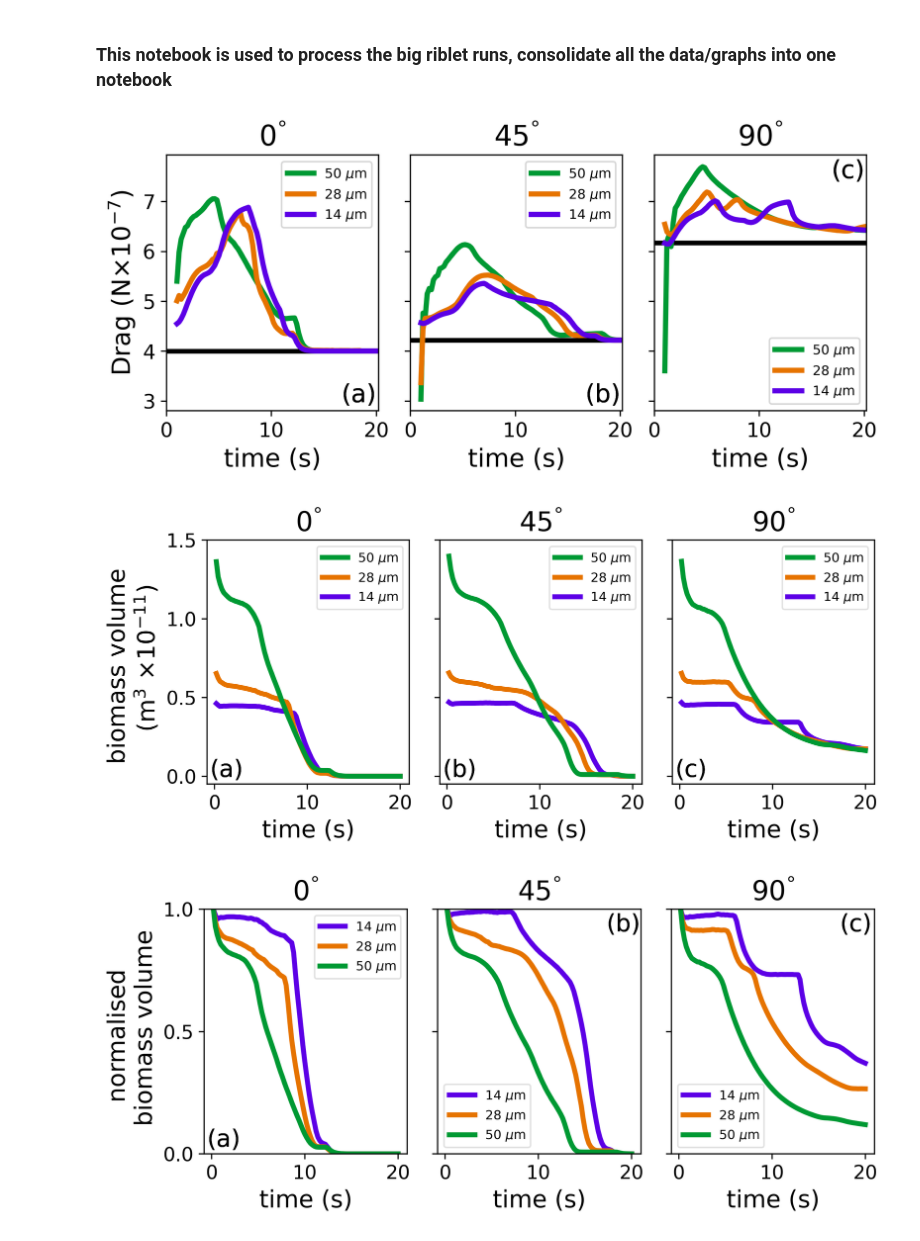
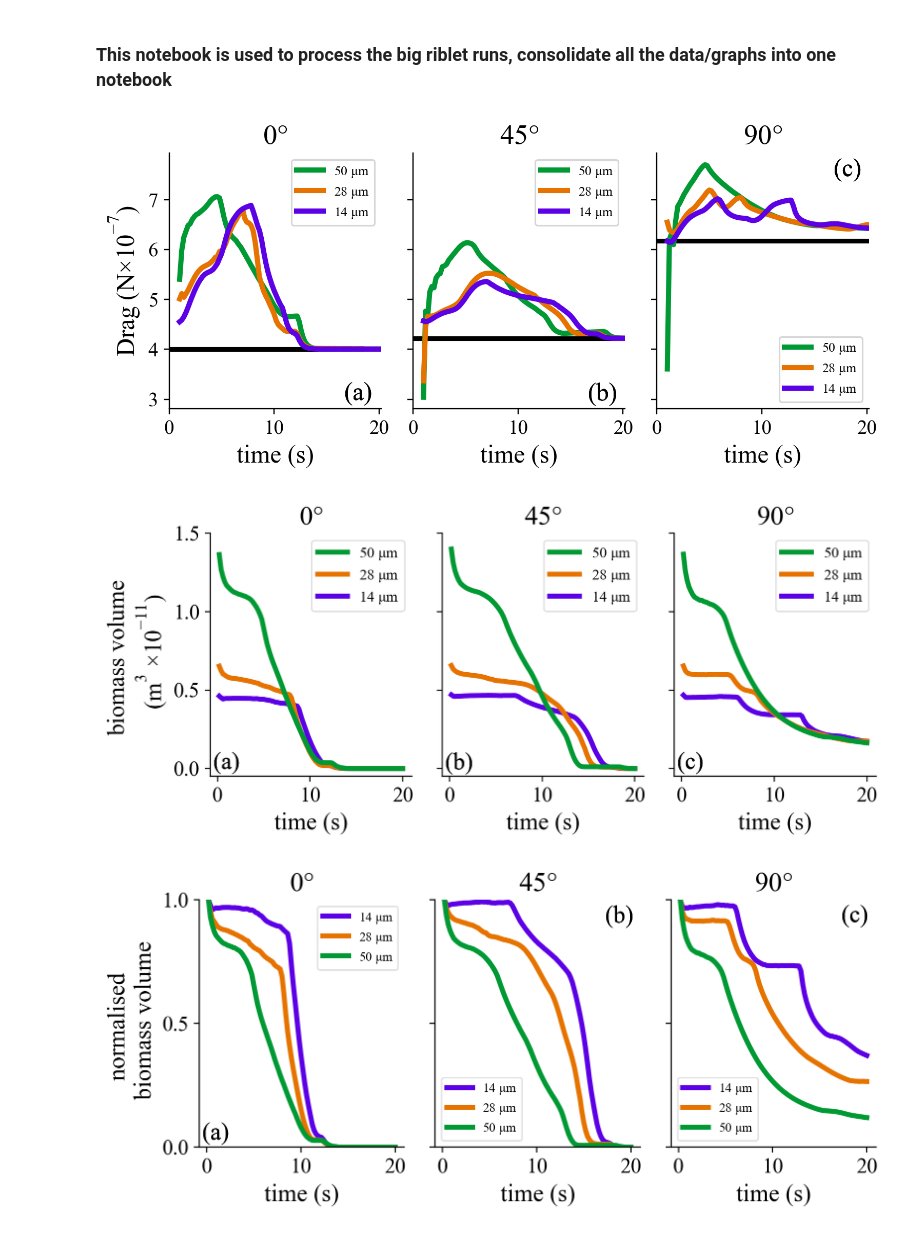
Before and after one commit to patricksinclair/openfoam_utilities, a Jupyter notebook: big_run_analyser.ipynb, the cells around one changed output. Saved outputs shown, nothing was run; the diff lists cells and outputs as text; code cells hidden in the pictures.

```diff
--- a/big_run_analyser.ipynb
+++ b/big_run_analyser.ipynb
@@ -6,6 +6,10 @@ import matplotlib.pyplot as plt
 import random
 import numpy as np
 import string
+
+plt.rcParams["font.family"] = "Times New Roman"
+params = {'mathtext.default': 'regular' }
+plt.rcParams.update(params)
 # %%
 def collate_all_dataframes(results_directory, delta_t, t_max):
     '''
@@ -65,7 +74,7 @@ perpendicularFlow_NOBIOFILM_drag_value = perpendicularFlow_NOBIOFILM_drag['F_x']
 NOBIOFILM_drag_vals = [parallelFlow_NOBIOFILM_drag_value, angle45Flow_NOBIOFILM_drag_value, perpendicularFlow_NOBIOFILM_drag_value]
 # %%
 bf_thickness_labels = ["14 $\mu$m", "28 $\mu$m", "50 $\mu$m"]
-drag_angle_labels = ["$0^\degree$", "$45^\degree$", "$90^\degree$"]
+drag_angle_labels = ["$0\degree$", "$45\degree$", "$90\degree$"]
 thickness_colours = ['#5c00e6', '#e67300', '#009933']
 parallelDrag_key = "F_z"
 angle45Drag_key = "F_total"
@@ -168,22 +186,23 @@ def plot3x1DragcomparisonPlots(df_group1, df_group2, df_group3, baseline_vals, l
     plt.show()
 # %%
-plot3x1DragcomparisonPlots(dragDataframes_parallelFlow, dragDataframes_angle45Flow, dragDataframes_perpendicularFlow, NOBIOFILM_drag_vals, bf_thickness_labels, drag_angle_labels, "drag_vs_angle")
+plot1x3DragcomparisonPlots(dragDataframes_parallelFlow, dragDataframes_angle45Flow, dragDataframes_perpendicularFlow, NOBIOFILM_drag_vals, bf_thickness_labels, drag_angle_labels, "drag_vs_angle")
 # %% [output]
-[figure, old version]
+[figure, new version]
 # %%
 # plot3x1DragcomparisonPlots(dragDataFrames_14microns, dragDataFrames_28microns, dragDataFrames_50microns, label_list=drag_angle_labels, title_list=bf_thickness_labels, filename="drag_vs_bfThickness")
 # %%
-def plot3x1AlphaComparisonPlots(df_group1, df_group2, df_group3, label_list, title_list, normalised, filename):
+def plot1x3AlphaComparisonPlots(df_group1, df_group2, df_group3, label_list, title_list, normalised, filename):
     '''
     same sort of method as the drag plots above but for the alpha (biofilm) plots.
     this method takes the argument "normalised" which is a boolean value which says whether we're doing the normalised alpha plots or not
     '''
 
-    fig, axs = plt.subplots(1,3, dpi=320, sharey=True)
+    fig, axs = plt.subplots(1,3, dpi=220, sharey=True)
     fig.set_size_inches(8,3)
 
     labelSize=16
     titleSize=18
+    numbersize = 14
 
     if normalised:
         df_key = "alpha_normalised"
@@ -209,9 +228,11 @@ def plot3x1AlphaComparisonPlots(df_group1, df_group2, df_group3, label_list, tit
             ax.set_title(title, fontsize=titleSize)
             ax.set_ylabel(y_label, fontsize=labelSize)
             ax.set_xlabel("time (s)", fontsize=labelSize)
+            ax.spines['right'].set_visible(False)
+            ax.spines['top'].set_visible(False)
 #             ax.text(0.015, 0.03, "("+letter+")", transform=ax.transAxes, fontsize=14)
 
-            ax.tick_params(axis='both', which='major', labelsize=12.8)
+            ax.tick_params(axis='both', which='major', labelsize=numbersize)
             ax.yaxis.offsetText.set_visible(False) #removes the sci notation factor from the plots (double check it's the correct value in the axis label)
 
             handles, labels = ax.get_legend_handles_labels()
@@ -231,7 +252,7 @@ def plot3x1AlphaComparisonPlots(df_group1, df_group2, df_group3, label_list, tit
             else:
 
                 ax.set_ylim(-0.05e-11, 1.5e-11)
-                ax.legend(handles[::-1], labels[::-1], fontsize=8.5, loc="best", framealpha=0.6)
+                ax.legend(handles[::-1], labels[::-1], fontsize=10, loc="best", framealpha=0.6)
                 ax.text(0.015, 0.03, "("+letter+")", transform=ax.transAxes, fontsize=16)
 
         i += 1
@@ -240,15 +261,15 @@ def plot3x1AlphaComparisonPlots(df_group1, df_group2, df_group3, label_list, tit
     if normalised: plt.locator_params(axis='y', nbins=3)
     else: plt.locator_params(axis='y', nbins=5)
 
-    plt.savefig("riblet_plots/"+filename+".pdf", bbox_inches="tight")
+    plt.savefig("riblet_plots/"+filename+".pdf", bbox_inches="tight", dpi=330)
     plt.show()
 # %%
-plot3x1AlphaComparisonPlots(alphaDataframes_parallelFlow, alphaDataframes_angle45Flow, alphaDataframes_perpendicularFlow, bf_thickness_labels, drag_angle_labels,
+plot1x3AlphaComparisonPlots(alphaDataframes_parallelFlow, alphaDataframes_angle45Flow, alphaDataframes_perpendicularFlow, bf_thickness_labels, drag_angle_labels,
                             normalised=False, filename="alpha_vs_angle")
 # %% [output]
-[figure, old version]
+[figure, new version]
 # %%
-plot3x1AlphaComparisonPlots(alphaDataframes_parallelFlow, alphaDataframes_angle45Flow, alphaDataframes_perpendicularFlow, bf_thickness_labels, drag_angle_labels,
+plot1x3AlphaComparisonPlots(alphaDataframes_parallelFlow, alphaDataframes_angle45Flow, alphaDataframes_perpendicularFlow, bf_thickness_labels, drag_angle_labels,
                             normalised=True, filename="alpha_vs_angle_NORMALISED")
 # %% [output]
-[figure, old version]
+[figure, new version]
```
Also changed, not shown: parts of 17 cells of this notebook, 2 other files.
